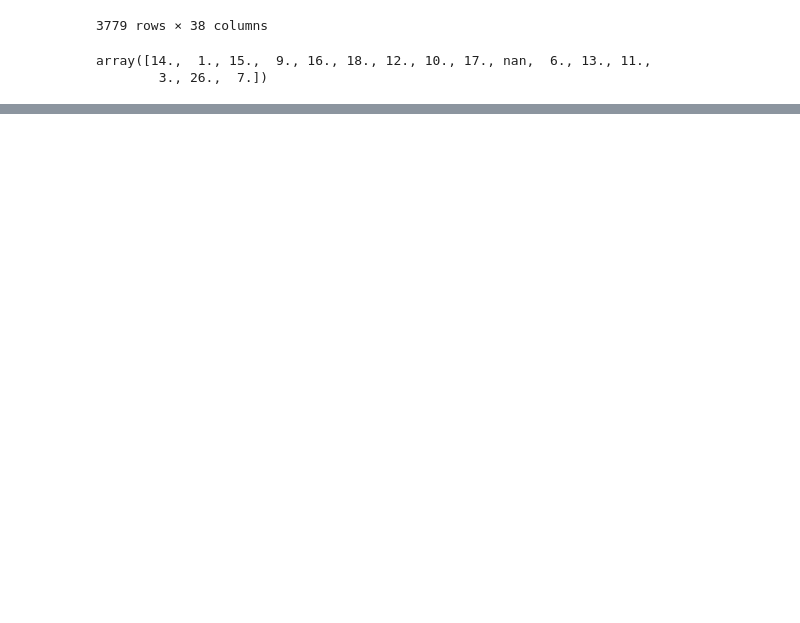
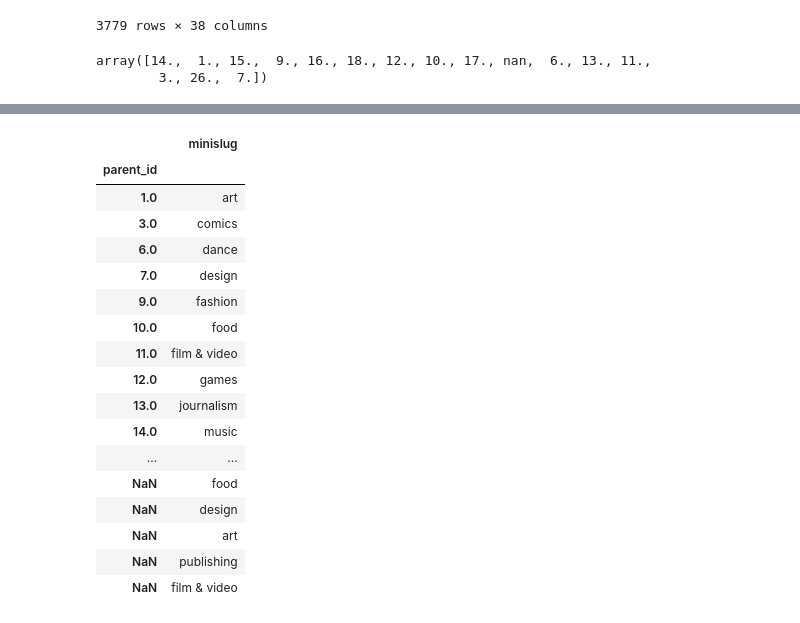
Before and after one commit to medscoops/Kickstarter_ARG, a Jupyter notebook: EDA-and-modeling.ipynb, the cells around one changed output, grey strips where cells are left out. Saved outputs shown, nothing was run; the diff lists cells and outputs as text; code cells hidden in the pictures; blank space fills up the shorter version.

```diff
--- a/EDA-and-modeling.ipynb
+++ b/EDA-and-modeling.ipynb
@@ -303,0 +337,29 @@ array([14.,  1., 15.,  9., 16., 18., 12., 10., 17., nan,  6., 13., 11.,
+# %%
+minislug = [json_column.slug[i].split('/')[0] for i in range(len(json_column))]
+# %%
+df_mini = pd.DataFrame({'minislug':minislug})
+# %%
+legend = pd.concat([df_mini, json_column.parent_id], axis=1)
+# %%
+id_legend = legend.sort_values('parent_id').drop_duplicates().set_index('parent_id')
+# %%
+id_legend
+# %% [output]
+|  | minislug |
+| parent_id |  |
+| 1.0 | art |
+| 3.0 | comics |
+| 6.0 | dance |
+| 7.0 | design |
+| 9.0 | fashion |
+| 10.0 | food |
+| 11.0 | film & video |
+| 12.0 | games |
+| 13.0 | journalism |
+| 14.0 | music |
+| ... | ... |
+| NaN | food |
+| NaN | design |
+| NaN | art |
+| NaN | publishing |
+| NaN | film & video |
```
Also changed, not shown: parts of 6 cells of this notebook.
